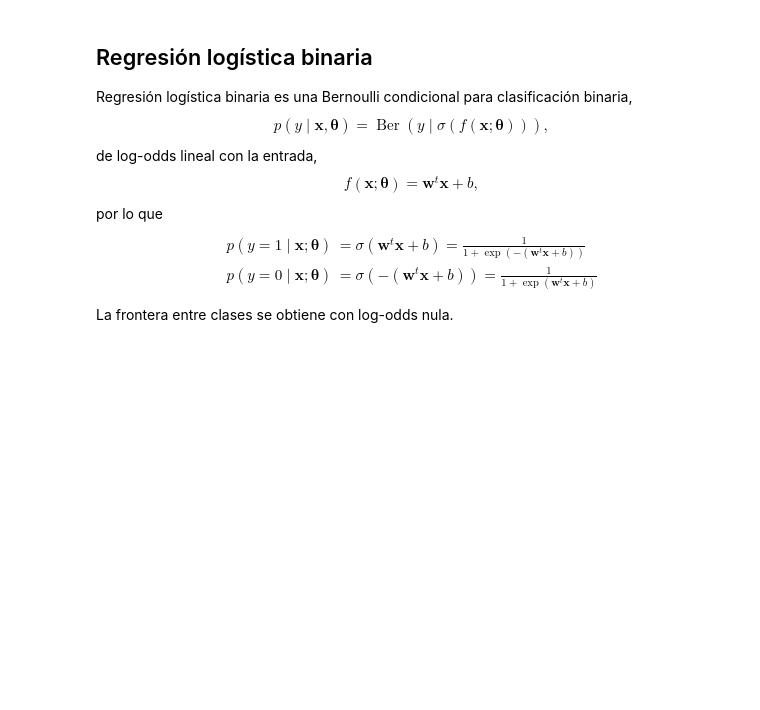
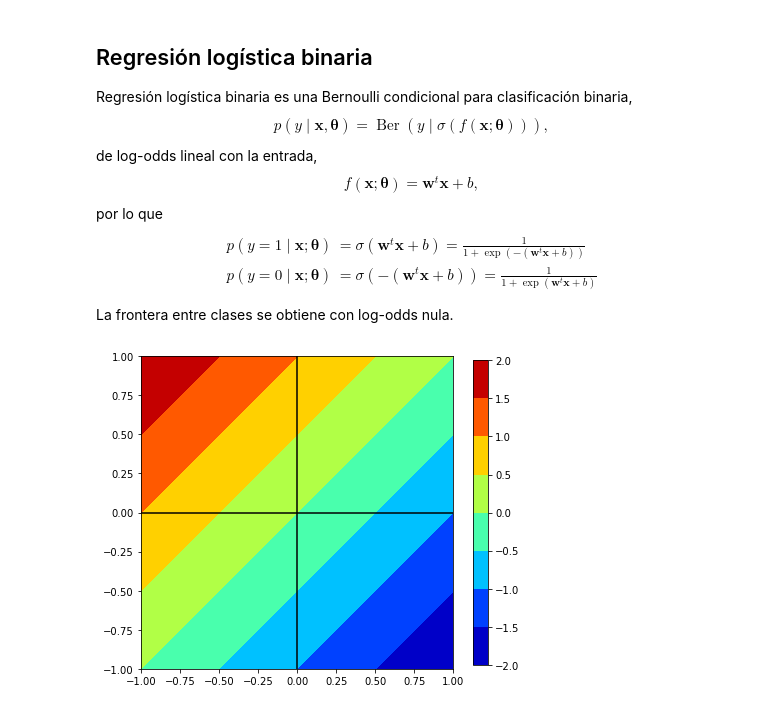
Before and after one commit to AlfonsJ/2024_07_31_PER2324, a Jupyter notebook: 02_fun/2.4 Distribuciones Bernoulli y binomial/2.4.ipynb, the cells around one changed output. Drawn from its saved outputs; the diff is of its cells as text; code cells hidden in the pictures; blank space fills up the shorter version.

```diff
--- a/02_fun/2.4 Distribuciones Bernoulli y binomial/2.4.ipynb
+++ b/02_fun/2.4 Distribuciones Bernoulli y binomial/2.4.ipynb
@@ -131,3 +131,22 @@ p(y=0\mid\boldsymbol{x};\boldsymbol{\theta})%
 =\frac{1}{1+\exp(\boldsymbol{w}^t\boldsymbol{x}+b)}%
 \end{align*}$$
 La frontera entre clases se obtiene con log-odds nula.
+# %%
+x_min = y_min = -1.0
+x_max = y_max = 1.0
+x, y = np.meshgrid(np.linspace(x_min, x_max, num=10), np.linspace(y_min, y_max, num=10))
+w1 = -1.0
+w2 = 1.0
+b = 0.0
+f = w1 * x + w2 * y + b
+fig, ax = plt.subplots(figsize=(7, 7))
+plt.xlim(x_min, x_max)
+plt.ylim(y_min, y_max)
+ax.set_aspect('equal')
+plt.axhline(0, color='black')
+plt.axvline(0, color='black')
+plt.contourf(x, y, f, cmap = 'jet')
+plt.colorbar(shrink=.8)
+plt.show()
+# %% [output]
+[figure, added]
```
Also changed, not shown: parts of 2 cells of this notebook.
